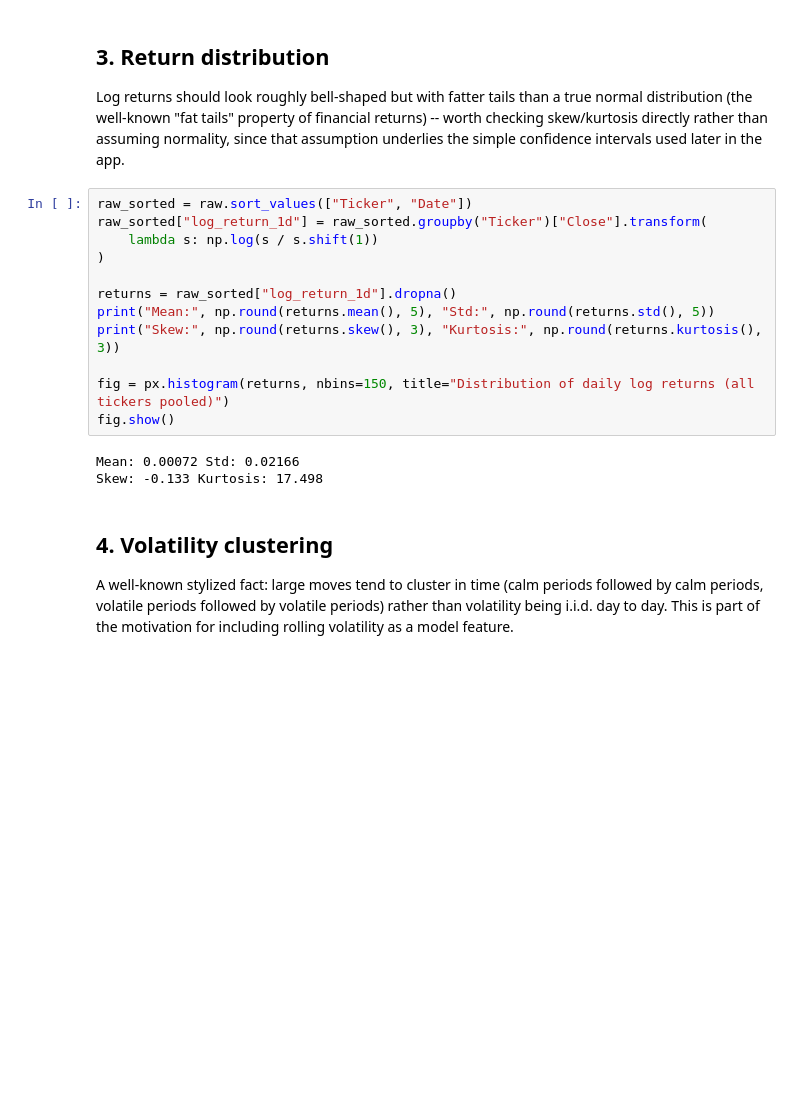
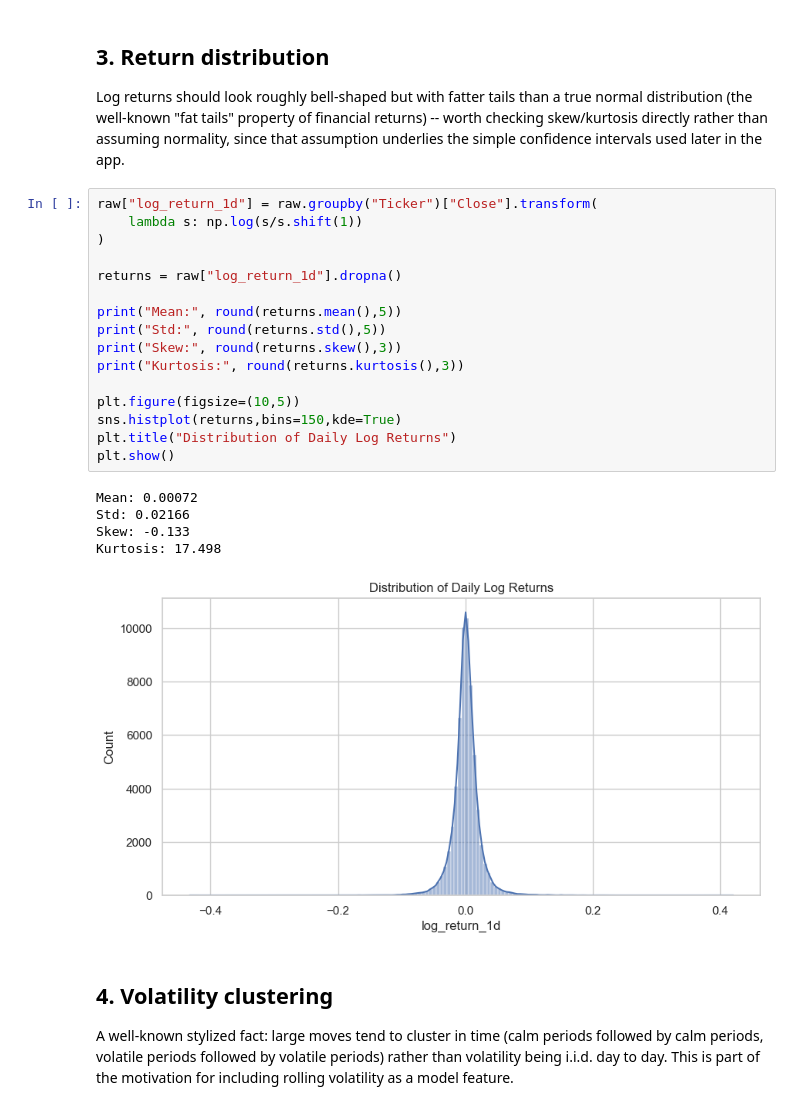
Before and after one commit to Nitesh-kr-23/StockMindX, a Jupyter notebook: notebooks/Exploratory_Data_Analysis.ipynb, the cells around one changed output. Saved outputs shown, nothing was run; the diff lists cells and outputs as text; blank space fills up the shorter version.

```diff
--- a/notebooks/Exploratory_Data_Analysis.ipynb
+++ b/notebooks/Exploratory_Data_Analysis.ipynb
@@ -90,20 +100,27 @@ returns) -- worth checking skew/kurtosis directly rather than assuming
 normality, since that assumption underlies the simple confidence intervals
 used later in the app.
 # %%
-raw_sorted = raw.sort_values(["Ticker", "Date"])
-raw_sorted["log_return_1d"] = raw_sorted.groupby("Ticker")["Close"].transform(
-    lambda s: np.log(s / s.shift(1))
+raw["log_return_1d"] = raw.groupby("Ticker")["Close"].transform(
+    lambda s: np.log(s/s.shift(1))
 )
 
-returns = raw_sorted["log_return_1d"].dropna()
-print("Mean:", np.round(returns.mean(), 5), "Std:", np.round(returns.std(), 5))
-print("Skew:", np.round(returns.skew(), 3), "Kurtosis:", np.round(returns.kurtosis(), 3))
+returns = raw["log_return_1d"].dropna()
 
-fig = px.histogram(returns, nbins=150, title="Distribution of daily log returns (all tickers pooled)")
-fig.show()
+print("Mean:", round(returns.mean(),5))
+print("Std:", round(returns.std(),5))
+print("Skew:", round(returns.skew(),3))
+print("Kurtosis:", round(returns.kurtosis(),3))
+
+plt.figure(figsize=(10,5))
+sns.histplot(returns,bins=150,kde=True)
+plt.title("Distribution of Daily Log Returns")
+plt.show()
 # %% [output]
-Mean: 0.00072 Std: 0.02166
-Skew: -0.133 Kurtosis: 17.498
+Mean: 0.00072
+Std: 0.02166
+Skew: -0.133
+Kurtosis: 17.498
+[figure, added]
 # %% [markdown]
 ## 4. Volatility clustering
 
```
Also changed, not shown: parts of 10 cells of this notebook, 1 other file.
